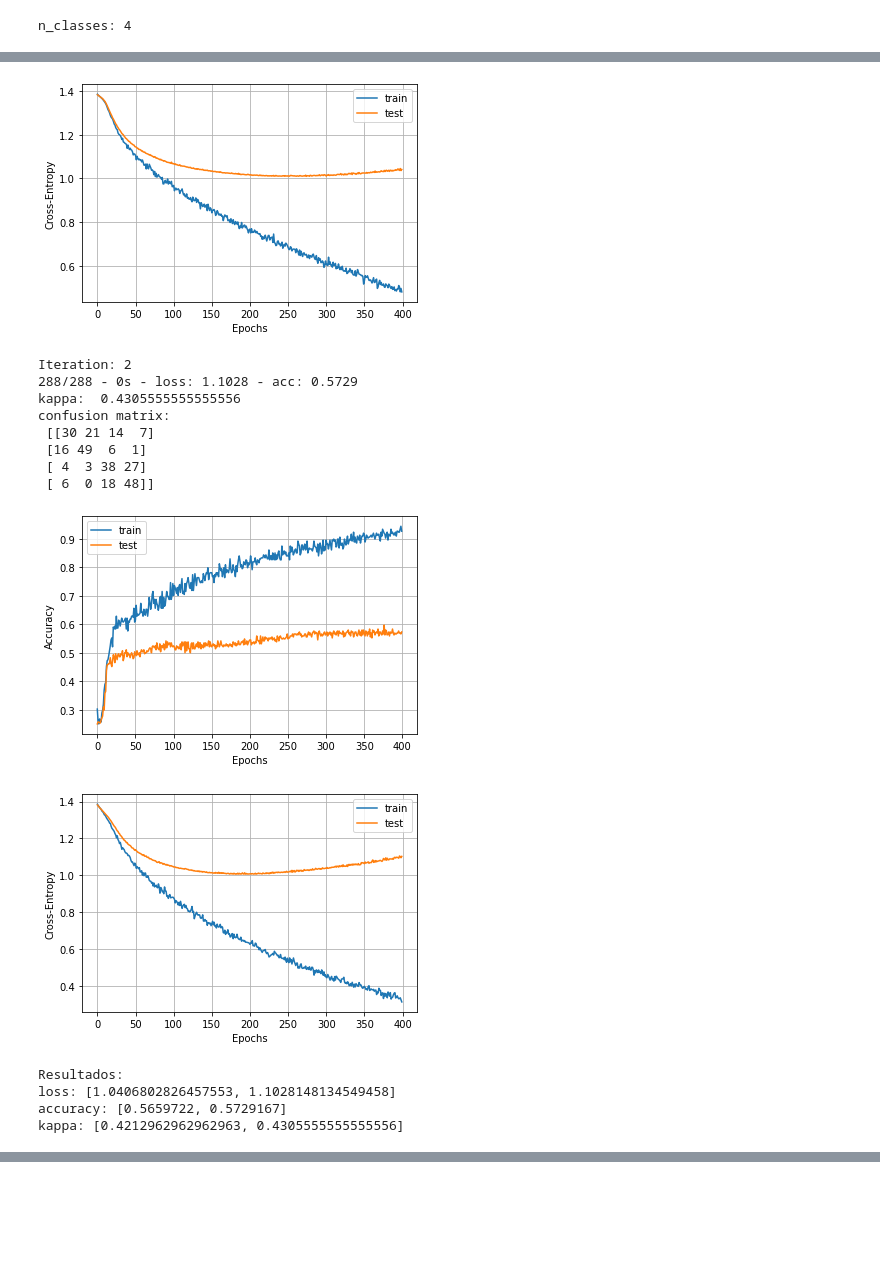
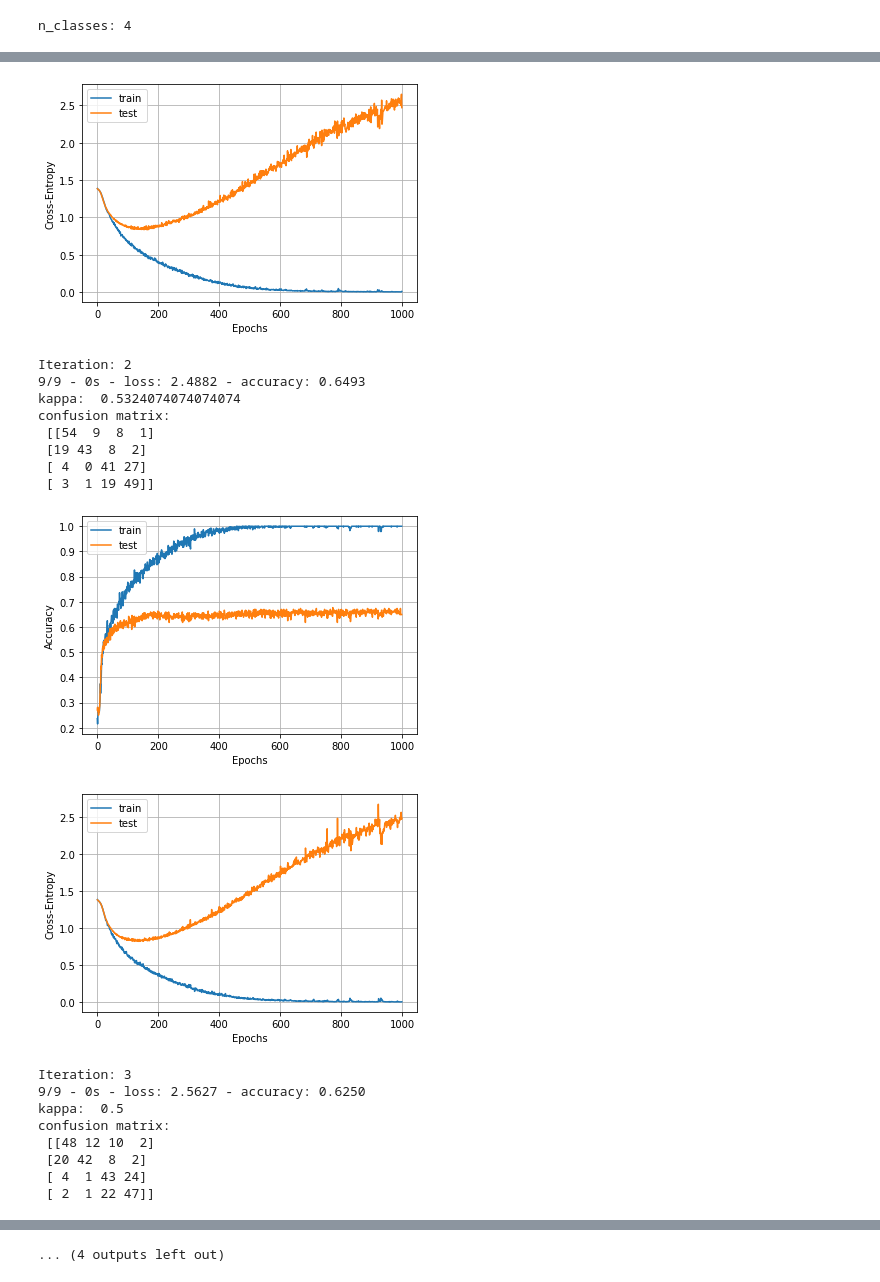
Before and after one commit to EdgarMoyete/Deep-Learning-BCI-IV-2a, a Jupyter notebook: Espectros-STFT/STFT3D-CNN2D-V-Resize.ipynb, the cells around one changed output, grey strips where cells are left out. Drawn from its saved outputs; the diff is of its cells as text; code cells hidden in the pictures; blank space fills up the shorter version.

Commit message:
Resize proporcional

```diff
--- a/Espectros-STFT/STFT3D-CNN2D-V-Resize.ipynb
+++ b/Espectros-STFT/STFT3D-CNN2D-V-Resize.ipynb
@@ -77,11 +70,11 @@ le = LabelEncoder().fit(y_train)
 y_train = le.transform(y_train)
 y_test = le.transform(y_test)
 # %%
-#unir 22 canales y resize
+#unir 22 canales y resize de tamaño proporcional
 def unir_espectrogramas_vertical_resize(data):
-  dim = (224, 224) #ancho, alto
+  dim = (8, 264) #ancho, alto
   fs = 250
-  datos = np.zeros((288,224,224))
+  datos = np.zeros((288,264,8))
   temporal = np.zeros((528,4))
   for i in range(data.shape[0]): #288 muestras
     for j in range(22): #22 canales
@@ -117,8 +110,8 @@ x_train = x_train.astype('float32')
 x_test = x_test.astype('float32')
 
 #escalar los valores en un rango de 0 a 1 (normalizar)
-x_train /= 128.0
-x_test /= 128.0
+x_train /= 66.0
+x_test /= 66.0
 # %%
 print(np.max(x_train))
 print(np.max(x_test))
@@ -142,16 +135,17 @@ print(x_test.shape)
 # %%
 def CNN_2D():
   model = Sequential()
-  model.add(Conv2D(8, (3,3), activation='relu', padding='same',
+  model.add(Conv2D(16, (3,3), activation='relu', padding='same',
                    input_shape=x_train.shape[1:]))
   model.add(MaxPool2D((2,2)))
-  model.add(Conv2D(8, (3,3), activation='relu', padding='same'))
+  model.add(Conv2D(16, (3,3), activation='relu', padding='same'))
+  model.add(MaxPool2D((2,2)))
   model.add(Flatten())
-  model.add(Dense(64, activation='relu'))
+  model.add(Dense(128, activation='relu'))
   model.add(Dropout(0.2))
   model.add(Dense(n_classes, activation='softmax'))
 
-  optimizer = Adam(lr=1e-5)
+  optimizer = Adam(lr=1e-4)
   model.compile(optimizer = optimizer,
                 loss = 'sparse_categorical_crossentropy',
                 metrics = ['accuracy'])
@@ -160,12 +154,12 @@ def CNN_2D():
 array_loss = []
 array_acc = []
 array_kappa = []
-for i in range(2):
+for i in range(5):
   print("Iteration:", i+1)
 
   model = CNN_2D()
 
-  history = model.fit(x_train, y_train, epochs=400, batch_size=18,
+  history = model.fit(x_train, y_train, epochs=1000, batch_size=18,
                       validation_data=(x_test, y_test), verbose=0)
 
   test_loss, test_acc = model.evaluate(x_test, y_test, verbose=2)
@@ -182,8 +176,8 @@ for i in range(2):
   matriz_confusion = confusion_matrix(y_test, y_pred)
   print("confusion matrix:\n", matriz_confusion)
 
-  plt.plot(history.history['acc'])
-  plt.plot(history.history['val_acc'])
+  plt.plot(history.history['accuracy'])
+  plt.plot(history.history['val_accuracy'])
   plt.grid()
   plt.xlabel('Epochs')
   plt.ylabel('Accuracy')
@@ -215,15 +209,19 @@ confusion matrix:
-[figure, old version]
+[figure, new version]
 Iteration: 2
-288/288 - 0s - loss: 1.1028 - acc: 0.5729
-kappa:  0.4305555555555556
+9/9 - 0s - loss: 2.4882 - accuracy: 0.6493
+kappa:  0.5324074074074074
 confusion matrix:
- [[30 21 14  7]
- [16 49  6  1]
- [ 4  3 38 27]
- [ 6  0 18 48]]
+ [[54  9  8  1]
+ [19 43  8  2]
+ [ 4  0 41 27]
+ [ 3  1 19 49]]
-[figure, old version]
+[figure, new version]
-[figure, old version]
+[figure, new version]
-Resultados:
-loss: [1.0406802826457553, 1.1028148134549458]
-accuracy: [0.5659722, 0.5729167]
-kappa: [0.4212962962962963, 0.4305555555555556]
+Iteration: 3
+9/9 - 0s - loss: 2.5627 - accuracy: 0.6250
+kappa:  0.5
+confusion matrix:
+ [[48 12 10  2]
+ [20 42  8  2]
+ [ 4  1 43 24]
+ [ 2  1 22 47]]
@@ -230,3 +240,4 @@ kappa: [0.4212962962962963, 0.4305555555555556]
+... (4 outputs left out)
 # %%
 model.summary()
 # %% [output]
```
Also changed, not shown: parts of 11 cells of this notebook, 4 other files.
